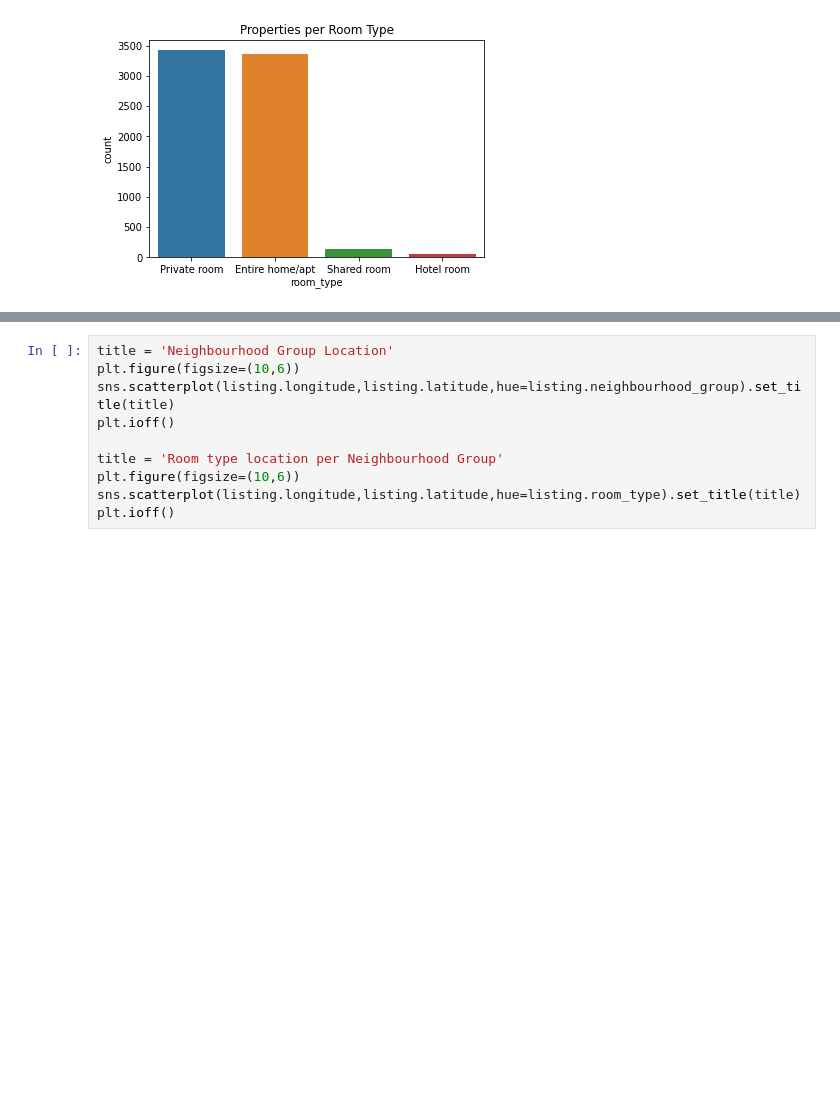
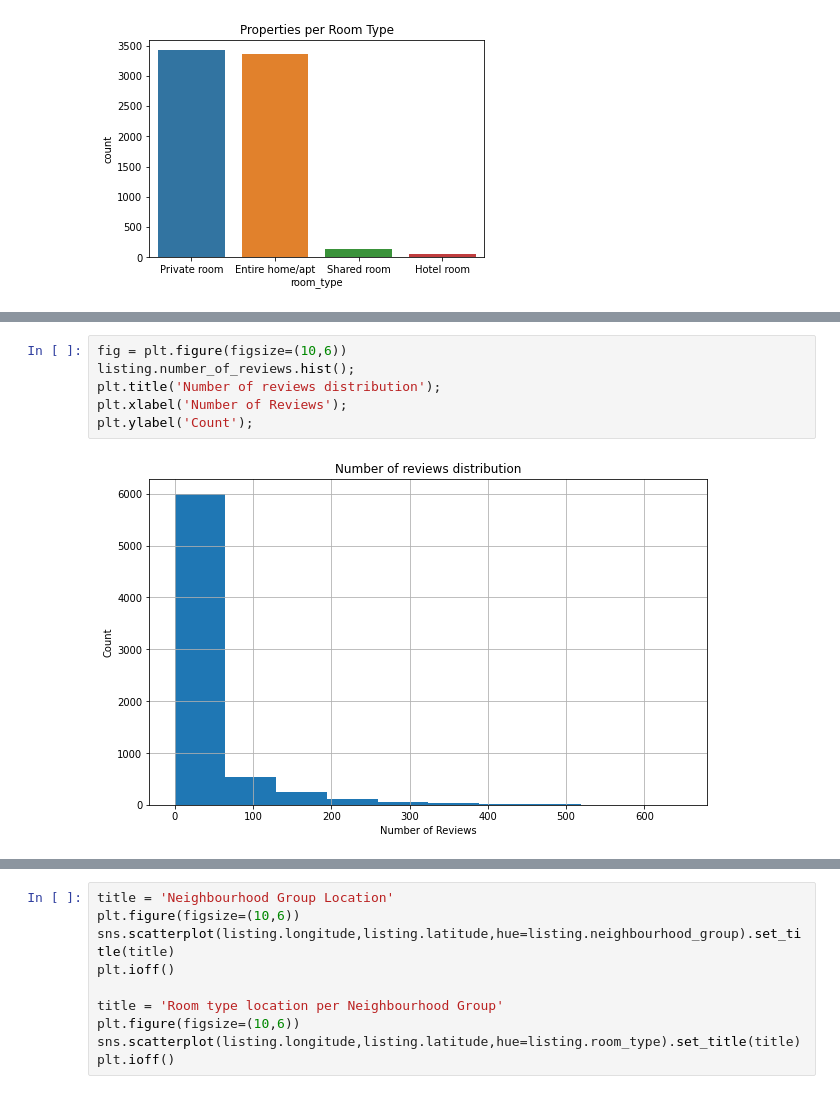
Before and after one commit to malouisek/finalyearproject, a Jupyter notebook: short_term_rental_final .ipynb, the cells around one changed output, grey strips where cells are left out. Cells and saved outputs as stored; diff of their text form; blank space fills up the shorter version.

```diff
--- a/short_term_rental_final .ipynb
+++ b/short_term_rental_final .ipynb
@@ -172,0 +129,8 @@ plt.ioff()
+# %%
+fig = plt.figure(figsize=(10,6))
+listing.number_of_reviews.hist();
+plt.title('Number of reviews distribution');
+plt.xlabel('Number of Reviews');
+plt.ylabel('Count');
+# %% [output]
+[figure, added]
```
Also changed, not shown: parts of 23 cells of this notebook.
